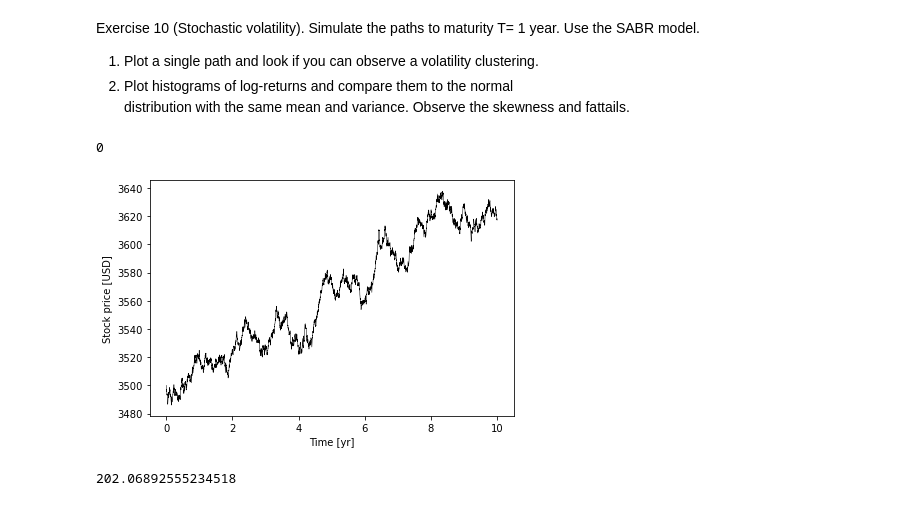
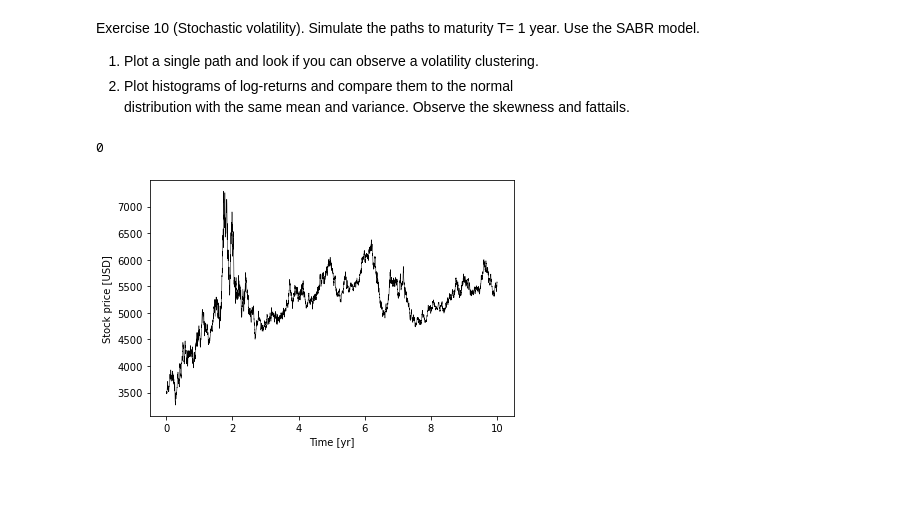
Before and after one commit to WillemJan9519/SPFDM-2, a Jupyter notebook: SPFDM 2.ipynb, the cells around one changed output. Drawn from its saved outputs; the diff is of its cells as text; code cells hidden in the pictures.

Commit message:
Correlated Brownian Motion

```diff
--- a/SPFDM 2.ipynb
+++ b/SPFDM 2.ipynb
@@ -58,11 +58,15 @@ class MonteCarlo():
     def propagate(self,ft_1,st_1):
         """Equate the monte carlo iteration as function of location xt"""
         """ft and st are, respectively, the forward rate and the stochastic volatility at time t"""
+
         N = 1 if type(ft_1)==np.float64 else len(ft_1)
-        phi1 = np.random.randn(N)
-        phi2 = np.random.randn(N)
-        st = st_1 + self.alpha*st_1*self.dT*phi1
-        ft = ft_1 + st*ft_1**self.beta*self.rho*self.dT*phi2
+        # Generate Correlated Brownian motions
+        x = np.random.randn(N)
+        e = np.sqrt(1-self.rho**2) * np.random.randn(N)
+        y = self.rho*x+e
+        # Simulate standard deviations and forward rates
+        st = st_1 + self.alpha*st_1*np.sqrt(self.dT)*x
+        ft = ft_1 + st*ft_1**self.beta*self.rho*np.sqrt(self.dT)*y
         return ft, st
 
     def simulate(self):
@@ -75,6 +79,8 @@ class MonteCarlo():
         ft[0] = self.F0
         st[0] = self.sigma0
         prices[0] = self.S0
+
+
         for i in range(self.Nsteps-1):
             # propagate prices
             ft[i+1], st[i+1] = self.propagate(ft[i], st[i])
@@ -133,33 +139,31 @@ class MonteCarlo():
         y = norm.pdf(x, mean, std)
         a1.plot(x, y)
         a1.set_xticks([])
         a1.set_yticks([])
         a0.set_rasterized(True)
         fig.tight_layout(pad=-0.3)
         plt.savefig('manyMCtracks_PDF.png', dpi=400,bbox_inches='tight')
         plt.show()
 
     def option_price(self, optiontype='call'):
         """Equate option price by taking option value for each path, averaging and discounting back
            to present day value using risk free rate. """
         # Get prices
         prices = self.simulate_many()
         # Get final prices
         finalprices = prices[:,-1]
         # calculate option values
         if optiontype == 'call':
             optionvalues = np.max(np.vstack((np.zeros(len(finalprices)),finalprices-self.K)),axis=0)
         elif optiontype == 'put':
             optionvalues = np.max(np.vstack((np.zeros(len(finalprices)),self.K-finalprices)),axis=0)
         optionvalue = np.mean(optionvalues)
         # Discount to present value
         optionvalue = np.exp(-self.rf*self.T) * optionvalue
         return optionvalue
 
 MC = MonteCarlo(4000,5000,T=10,F=3500, sigma=0.2, alpha=0.5, beta=1, rho=-0.7,K=3300, rf=0)
 MC.plot_single()
-MC.option_price()
 # %% [output]
 0
-[figure, old version]
+[figure, new version]
-202.06892555234518
```
Also changed, not shown: parts of 2 cells of this notebook.
